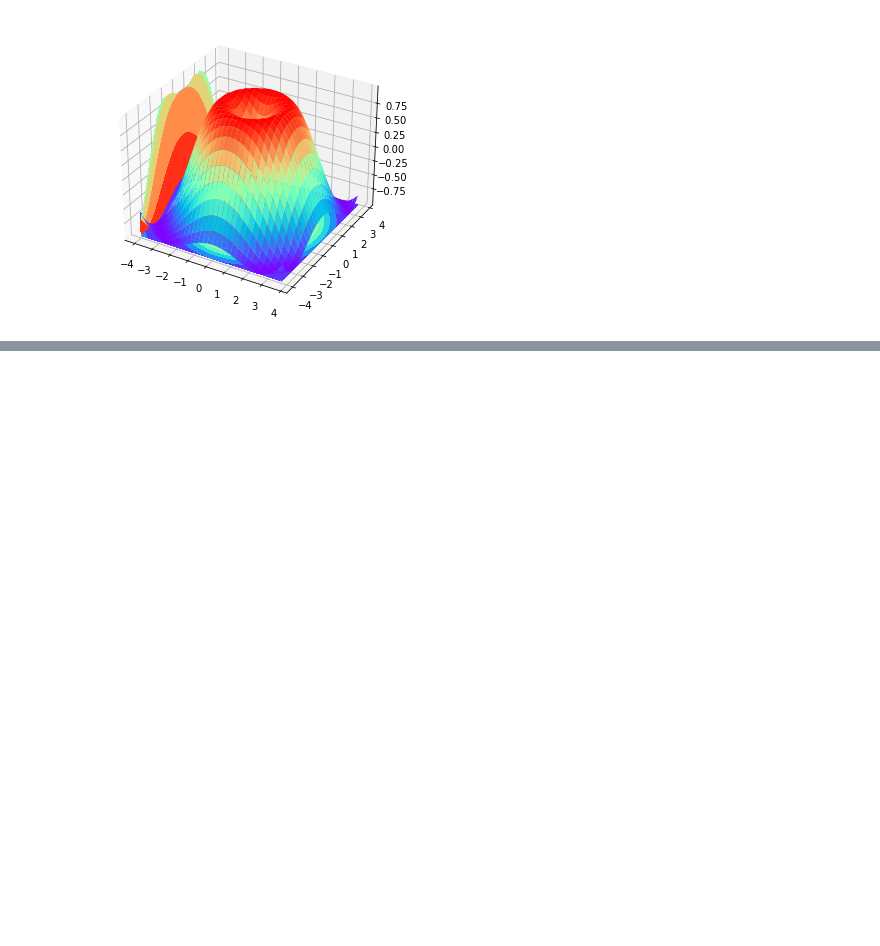
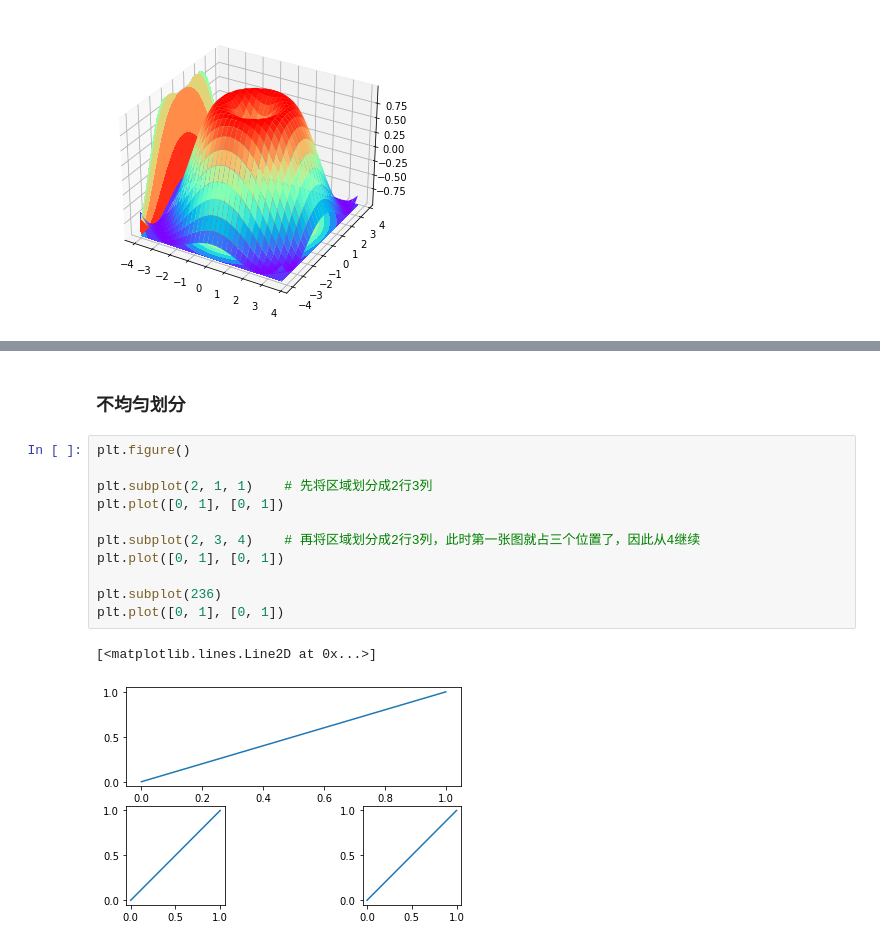
Before and after one commit to doubleZ0108/Computer-Vision-PKU, a Jupyter notebook: docs/matplotlib-study.ipynb, the cells around one changed output, grey strips where cells are left out. Saved outputs shown, nothing was run; the diff lists cells and outputs as text; blank space fills up the shorter version.

```diff
--- a/docs/matplotlib-study.ipynb
+++ b/docs/matplotlib-study.ipynb
@@ -216,0 +231,16 @@ ax.contourf(X, Y, Z, zdir='x', offset=-4, cmap=plt.get_cmap('rainbow'))
+# %% [markdown]
+### 不均匀划分
+# %%
+plt.figure()
+
+plt.subplot(2, 1, 1)    # 先将区域划分成2行3列
+plt.plot([0, 1], [0, 1])
+
+plt.subplot(2, 3, 4)    # 再将区域划分成2行3列，此时第一张图就占三个位置了，因此从4继续
+plt.plot([0, 1], [0, 1])
+
+plt.subplot(236)
+plt.plot([0, 1], [0, 1])
+# %% [output]
+[<matplotlib.lines.Line2D at 0x...>]
+[figure, added]
```
Also changed, not shown: parts of 9 cells of this notebook.
